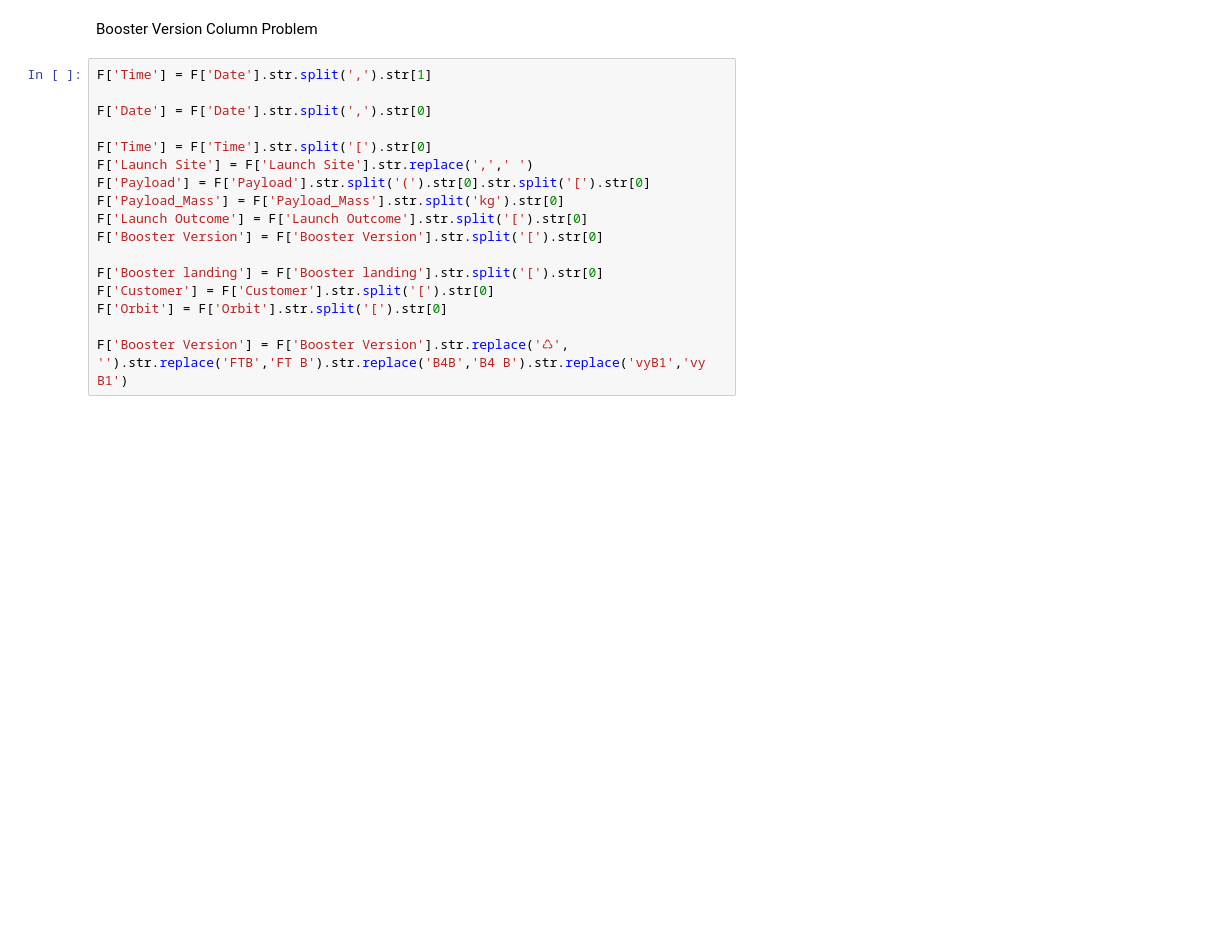
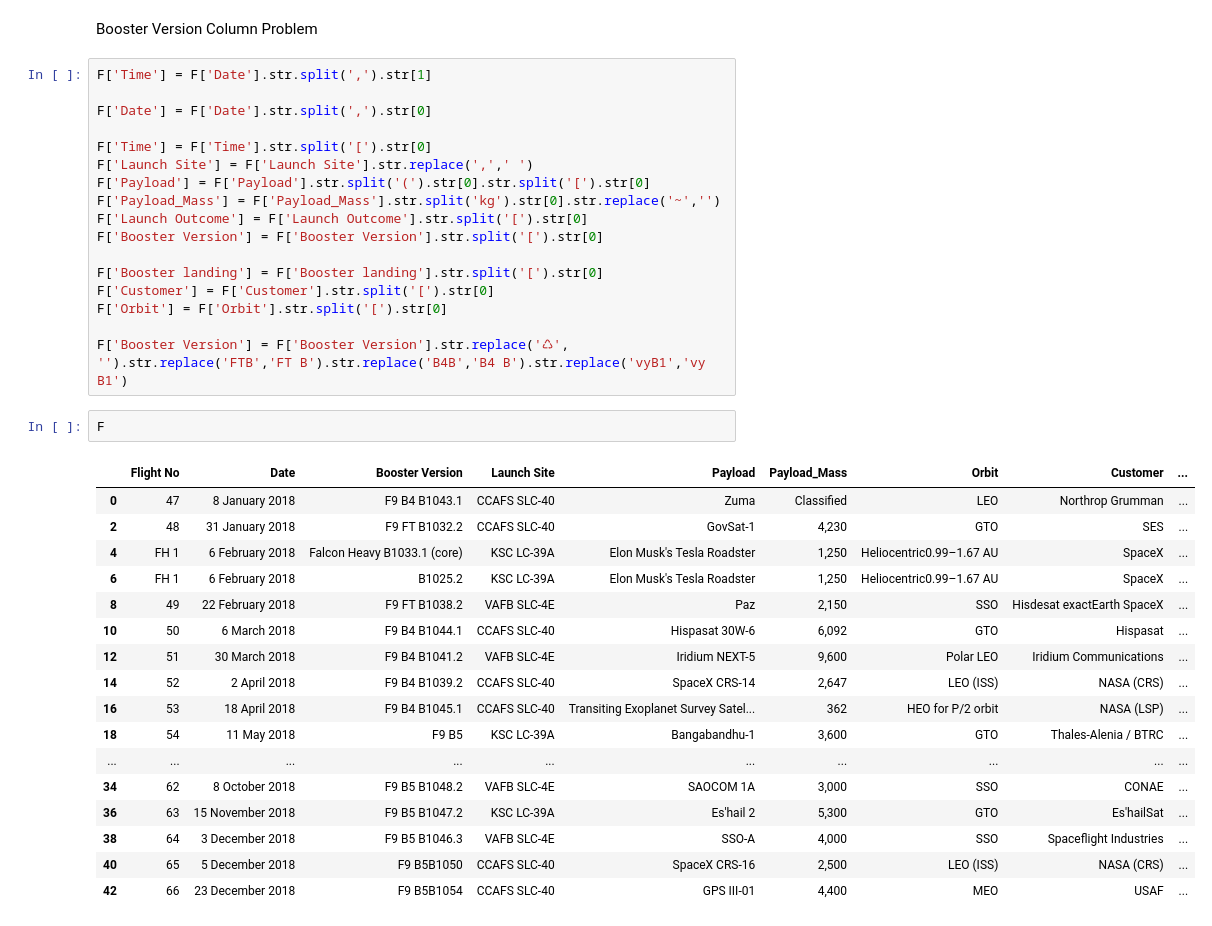
Before and after one commit to heyrobin/Python-DataScrap, a Jupyter notebook: Falcon_9_and_Falcon_Heavy_launches_in_Pandas.ipynb, the cells around one changed output. Drawn from its saved outputs; the diff is of its cells as text; blank space fills up the shorter version.

```diff
--- a/Falcon_9_and_Falcon_Heavy_launches_in_Pandas.ipynb
+++ b/Falcon_9_and_Falcon_Heavy_launches_in_Pandas.ipynb
@@ -263,7 +260,7 @@ F['Date'] = F['Date'].str.split(',').str[0]
 F['Time'] = F['Time'].str.split('[').str[0]
 F['Launch Site'] = F['Launch Site'].str.replace(',',' ')
 F['Payload'] = F['Payload'].str.split('(').str[0].str.split('[').str[0]
-F['Payload_Mass'] = F['Payload_Mass'].str.split('kg').str[0]
+F['Payload_Mass'] = F['Payload_Mass'].str.split('kg').str[0].str.replace('~','')
 F['Launch Outcome'] = F['Launch Outcome'].str.split('[').str[0]
 F['Booster Version'] = F['Booster Version'].str.split('[').str[0]
 
@@ -272,6 +269,26 @@ F['Customer'] = F['Customer'].str.split('[').str[0]
 F['Orbit'] = F['Orbit'].str.split('[').str[0]
 
 F['Booster Version'] = F['Booster Version'].str.replace('♺', '').str.replace('FTB','FT B').str.replace('B4B','B4 B').str.replace('vyB1','vy B1')
+# %%
+F
+# %% [output]
+|  | Flight No | Date | Booster Version | Launch Site | Payload | Payload_Mass | Orbit | Customer | ... |
+| 0 | 47 | 8 January 2018 | F9 B4 B1043.1 | CCAFS SLC-40 | Zuma | Classified | LEO | Northrop Grumman | ... |
+| 2 | 48 | 31 January 2018 | F9 FT B1032.2 | CCAFS SLC-40 | GovSat-1 | 4,230 | GTO | SES | ... |
+| 4 | FH 1 | 6 February 2018 | Falcon Heavy B1033.1 (core) | KSC LC-39A | Elon Musk's Tesla Roadster | 1,250 | Heliocentric0.99–1.67 AU | SpaceX | ... |
+| 6 | FH 1 | 6 February 2018 | B1025.2 | KSC LC-39A | Elon Musk's Tesla Roadster | 1,250 | Heliocentric0.99–1.67 AU | SpaceX | ... |
+| 8 | 49 | 22 February 2018 | F9 FT B1038.2 | VAFB SLC-4E | Paz | 2,150 | SSO | Hisdesat exactEarth SpaceX | ... |
+| 10 | 50 | 6 March 2018 | F9 B4 B1044.1 | CCAFS SLC-40 | Hispasat 30W-6 | 6,092 | GTO | Hispasat | ... |
+| 12 | 51 | 30 March 2018 | F9 B4 B1041.2 | VAFB SLC-4E | Iridium NEXT-5 | 9,600 | Polar LEO | Iridium Communications | ... |
+| 14 | 52 | 2 April 2018 | F9 B4 B1039.2 | CCAFS SLC-40 | SpaceX CRS-14 | 2,647 | LEO (ISS) | NASA (CRS) | ... |
+| 16 | 53 | 18 April 2018 | F9 B4 B1045.1 | CCAFS SLC-40 | Transiting Exoplanet Survey Satel... | 362 | HEO for P/2 orbit | NASA (LSP) | ... |
+| 18 | 54 | 11 May 2018 | F9 B5 | KSC LC-39A | Bangabandhu-1 | 3,600 | GTO | Thales-Alenia / BTRC | ... |
+| ... | ... | ... | ... | ... | ... | ... | ... | ... | ... |
+| 34 | 62 | 8 October 2018 | F9 B5 B1048.2 | VAFB SLC-4E | SAOCOM 1A | 3,000 | SSO | CONAE | ... |
+| 36 | 63 | 15 November 2018 | F9 B5 B1047.2 | KSC LC-39A | Es'hail 2 | 5,300 | GTO | Es'hailSat | ... |
+| 38 | 64 | 3 December 2018 | F9 B5 B1046.3 | VAFB SLC-4E | SSO-A | 4,000 | SSO | Spaceflight Industries | ... |
+| 40 | 65 | 5 December 2018 | F9 B5B1050 | CCAFS SLC-40 | SpaceX CRS-16 | 2,500 | LEO (ISS) | NASA (CRS) | ... |
+| 42 | 66 | 23 December 2018 | F9 B5B1054 | CCAFS SLC-40 | GPS III-01 | 4,400 | MEO | USAF | ... |
 # %%
 G = raw[8].iloc[::2, :]
 
```
Also changed, not shown: parts of 15 cells of this notebook.
